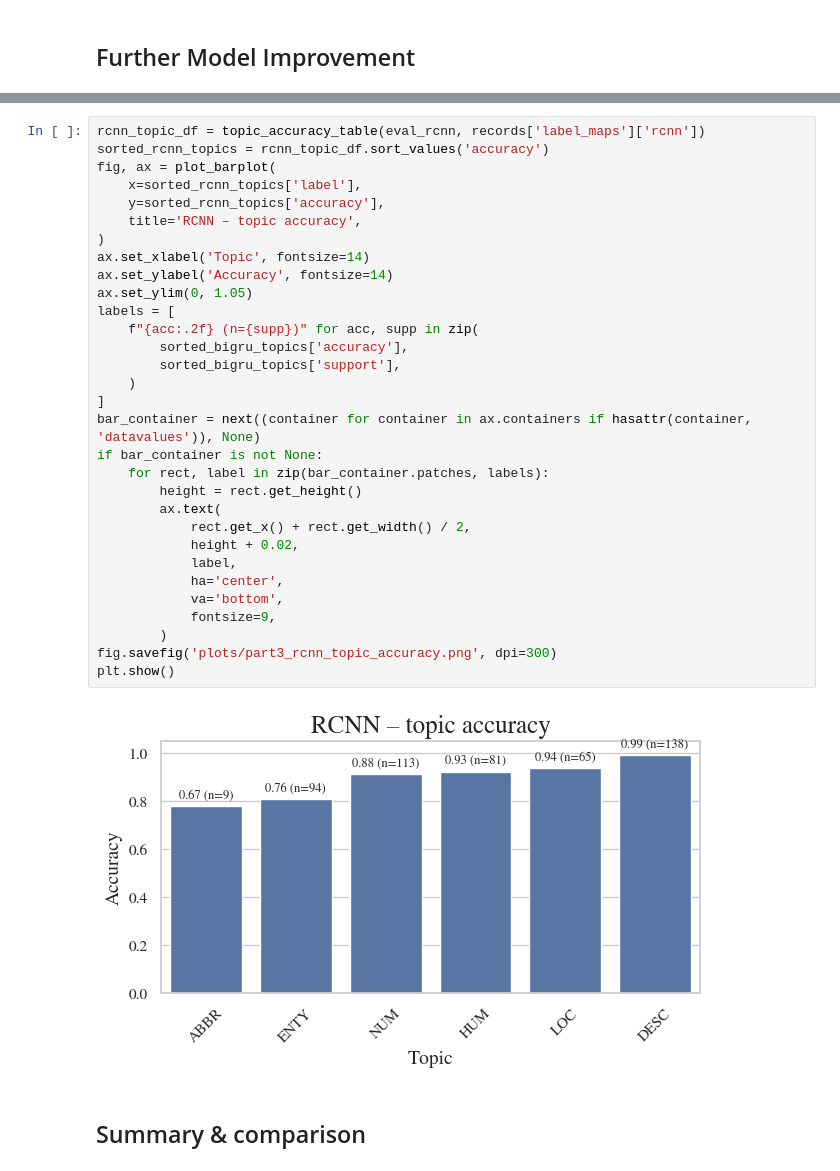
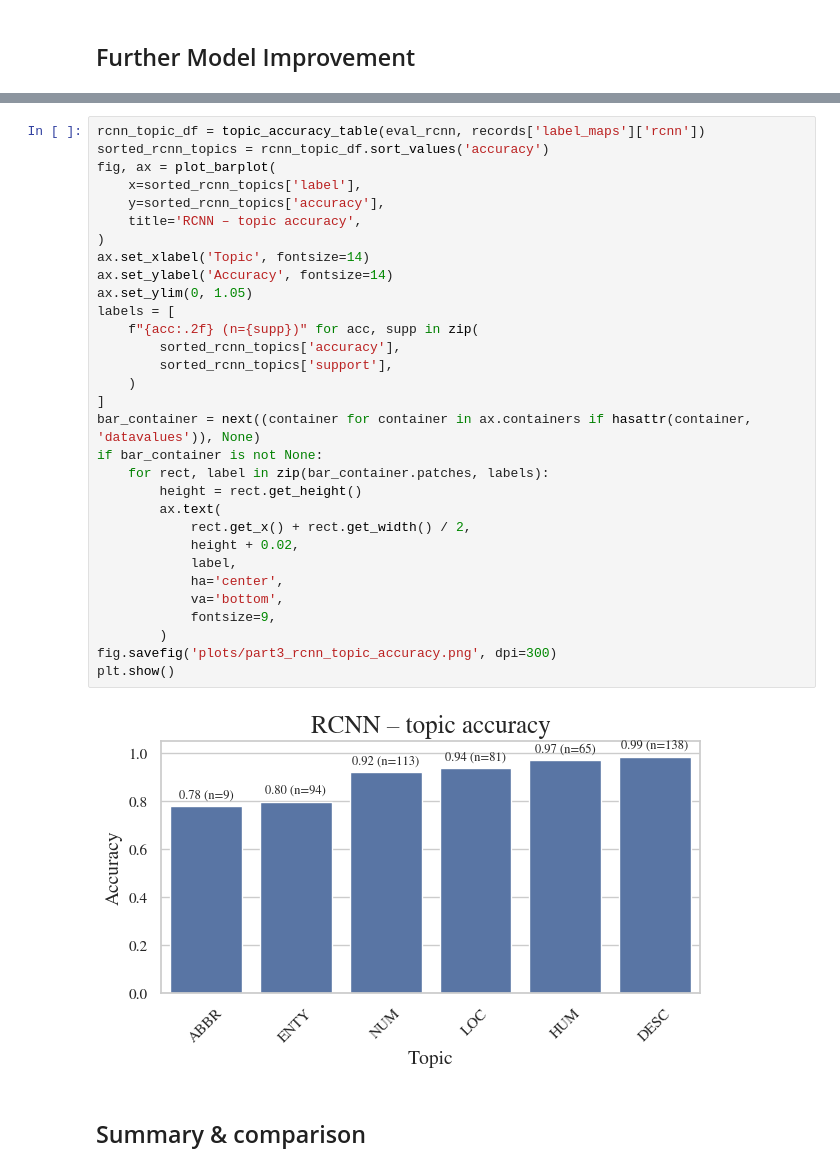
Before and after one commit to JonssonAlexander/NLP_Project_group45, a Jupyter notebook: 03_using_diff_models.ipynb, the cells around one changed output, grey strips where cells are left out. Cells and saved outputs as stored; diff of their text form.

Commit message:
setting seed for part 3 and fixing rcnn topic accuracy graph

```diff
--- a/03_using_diff_models.ipynb
+++ b/03_using_diff_models.ipynb
@@ -321,36 +319,36 @@ RCNN test accuracy: **0.918**
 # %%
 rcnn_topic_df = topic_accuracy_table(eval_rcnn, records['label_maps']['rcnn'])
 sorted_rcnn_topics = rcnn_topic_df.sort_values('accuracy')
 fig, ax = plot_barplot(
     x=sorted_rcnn_topics['label'],
     y=sorted_rcnn_topics['accuracy'],
     title='RCNN – topic accuracy',
 )
 ax.set_xlabel('Topic', fontsize=14)
 ax.set_ylabel('Accuracy', fontsize=14)
 ax.set_ylim(0, 1.05)
 labels = [
     f"{acc:.2f} (n={supp})" for acc, supp in zip(
-        sorted_bigru_topics['accuracy'],
-        sorted_bigru_topics['support'],
+        sorted_rcnn_topics['accuracy'],
+        sorted_rcnn_topics['support'],
     )
 ]
 bar_container = next((container for container in ax.containers if hasattr(container, 'datavalues')), None)
 if bar_container is not None:
     for rect, label in zip(bar_container.patches, labels):
         height = rect.get_height()
         ax.text(
             rect.get_x() + rect.get_width() / 2,
             height + 0.02,
             label,
             ha='center',
             va='bottom',
             fontsize=9,
         )
 fig.savefig('plots/part3_rcnn_topic_accuracy.png', dpi=300)
 plt.show()
 # %% [output]
-[figure, old version]
+[figure, new version]
 # %% [markdown]
 ## Summary & comparison
 # %%
```
Also changed, not shown: parts of 12 cells of this notebook, 12 other files.
